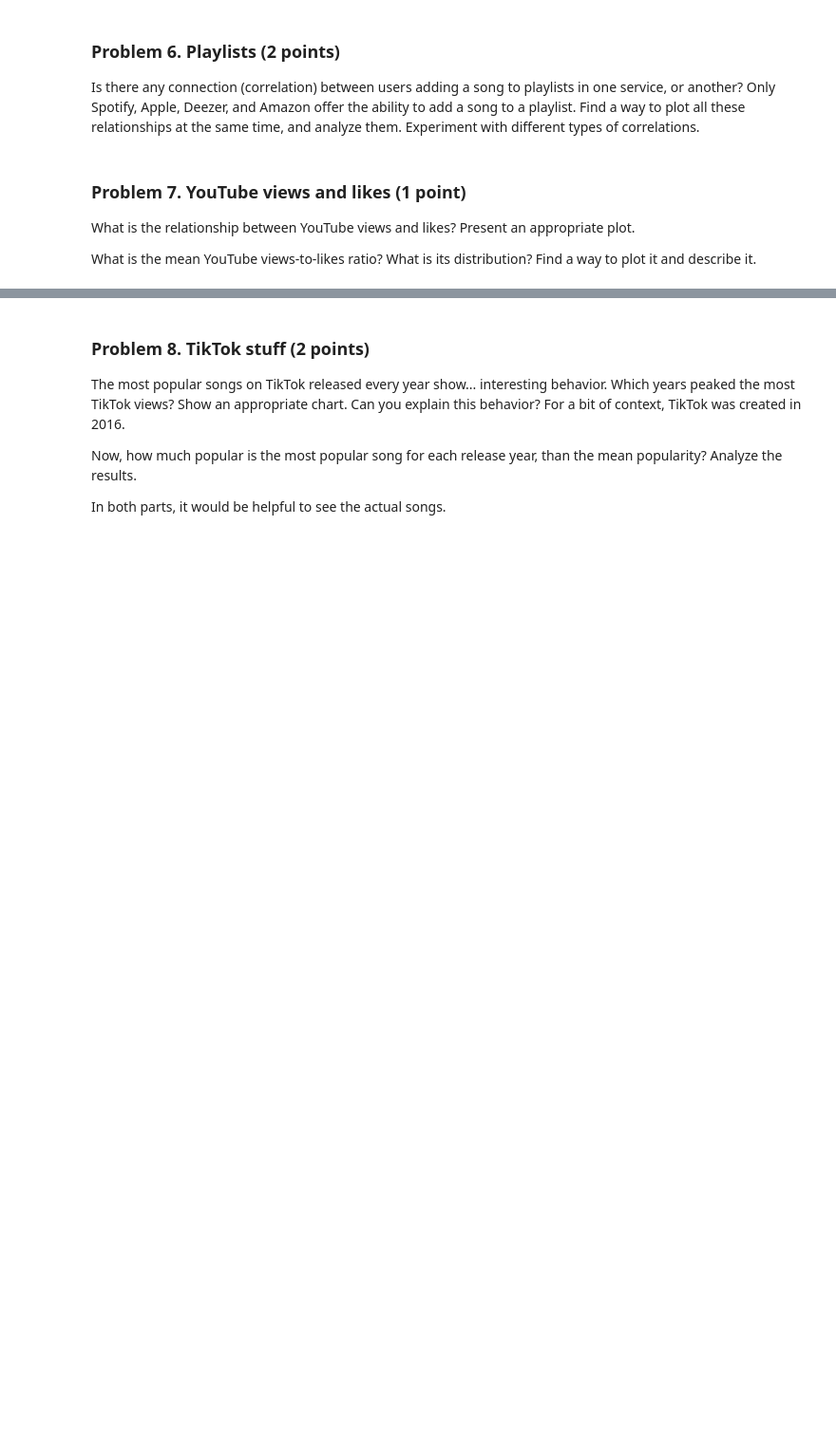
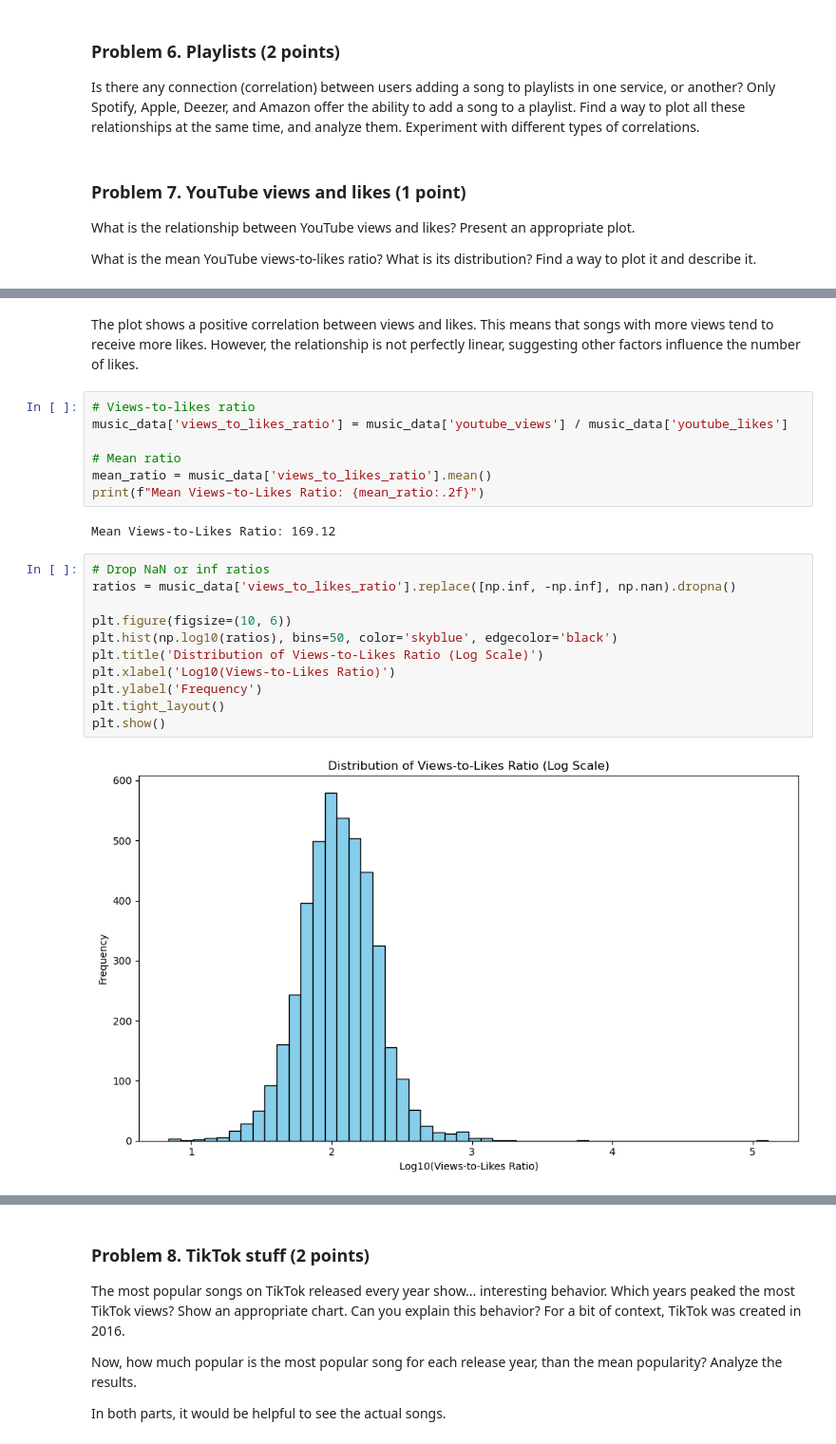
Before and after one commit to AI-Machine-Learning-Upskill-Programme/Data-Science, a Jupyter notebook: Data Science Course/Homeworks/03.Data-Visualization-Exploratory-Data-Analysis-Lab/Data Visualization and EDA Lab.ipynb, the cells around one changed output, grey strips where cells are left out. Shown: that part at 95% size. Saved outputs shown, nothing was run; the diff lists cells and outputs as text; blank space fills up the shorter version.

```diff
--- a/Data Science Course/Homeworks/03.Data-Visualization-Exploratory-Data-Analysis-Lab/Data Visualization and EDA Lab.ipynb
+++ b/Data Science Course/Homeworks/03.Data-Visualization-Exploratory-Data-Analysis-Lab/Data Visualization and EDA Lab.ipynb
@@ -420,0 +571,24 @@ What is the mean YouTube views-to-likes ratio? What is its distribution? Find a
+# %% [markdown]
+The plot shows a positive correlation between views and likes. This means that songs with more views tend to receive more likes. However, the relationship is not perfectly linear, suggesting other factors influence the number of likes.
+# %%
+# Views-to-likes ratio
+music_data['views_to_likes_ratio'] = music_data['youtube_views'] / music_data['youtube_likes']
+
+# Mean ratio
+mean_ratio = music_data['views_to_likes_ratio'].mean()
+print(f"Mean Views-to-Likes Ratio: {mean_ratio:.2f}")
+# %% [output]
+Mean Views-to-Likes Ratio: 169.12
+# %%
+# Drop NaN or inf ratios
+ratios = music_data['views_to_likes_ratio'].replace([np.inf, -np.inf], np.nan).dropna()
+
+plt.figure(figsize=(10, 6))
+plt.hist(np.log10(ratios), bins=50, color='skyblue', edgecolor='black')
+plt.title('Distribution of Views-to-Likes Ratio (Log Scale)')
+plt.xlabel('Log10(Views-to-Likes Ratio)')
+plt.ylabel('Frequency')
+plt.tight_layout()
+plt.show()
+# %% [output]
+[figure, added]
```
Also changed, not shown: parts of 22 cells of this notebook, 1 other file.
